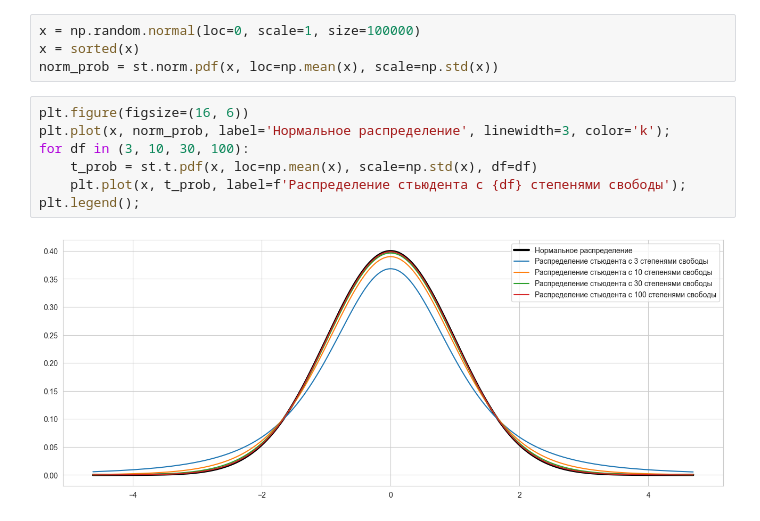
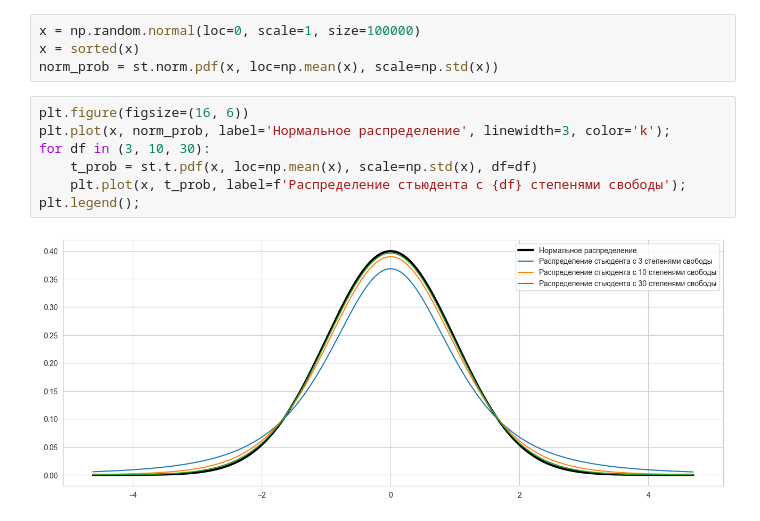
Before and after one commit to zakharkousnetsov/DS_projects, a Jupyter notebook: 00_statistics/statistics.ipynb, the cells around one changed output. Cells and saved outputs as stored; diff of their text form.

```diff
--- a/00_statistics/statistics.ipynb
+++ b/00_statistics/statistics.ipynb
@@ -288,9 +288,9 @@ norm_prob = st.norm.pdf(x, loc=np.mean(x), scale=np.std(x))
 # %%
 plt.figure(figsize=(16, 6))
 plt.plot(x, norm_prob, label='Нормальное распределение', linewidth=3, color='k');
-for df in (3, 10, 30, 100):
+for df in (3, 10, 30):
     t_prob = st.t.pdf(x, loc=np.mean(x), scale=np.std(x), df=df)
     plt.plot(x, t_prob, label=f'Распределение стьюдента с {df} степенями свободы');
 plt.legend();
 # %% [output]
-[figure, old version]
+[figure, new version]
```
Also changed, not shown: parts of 1 cell of this notebook.
